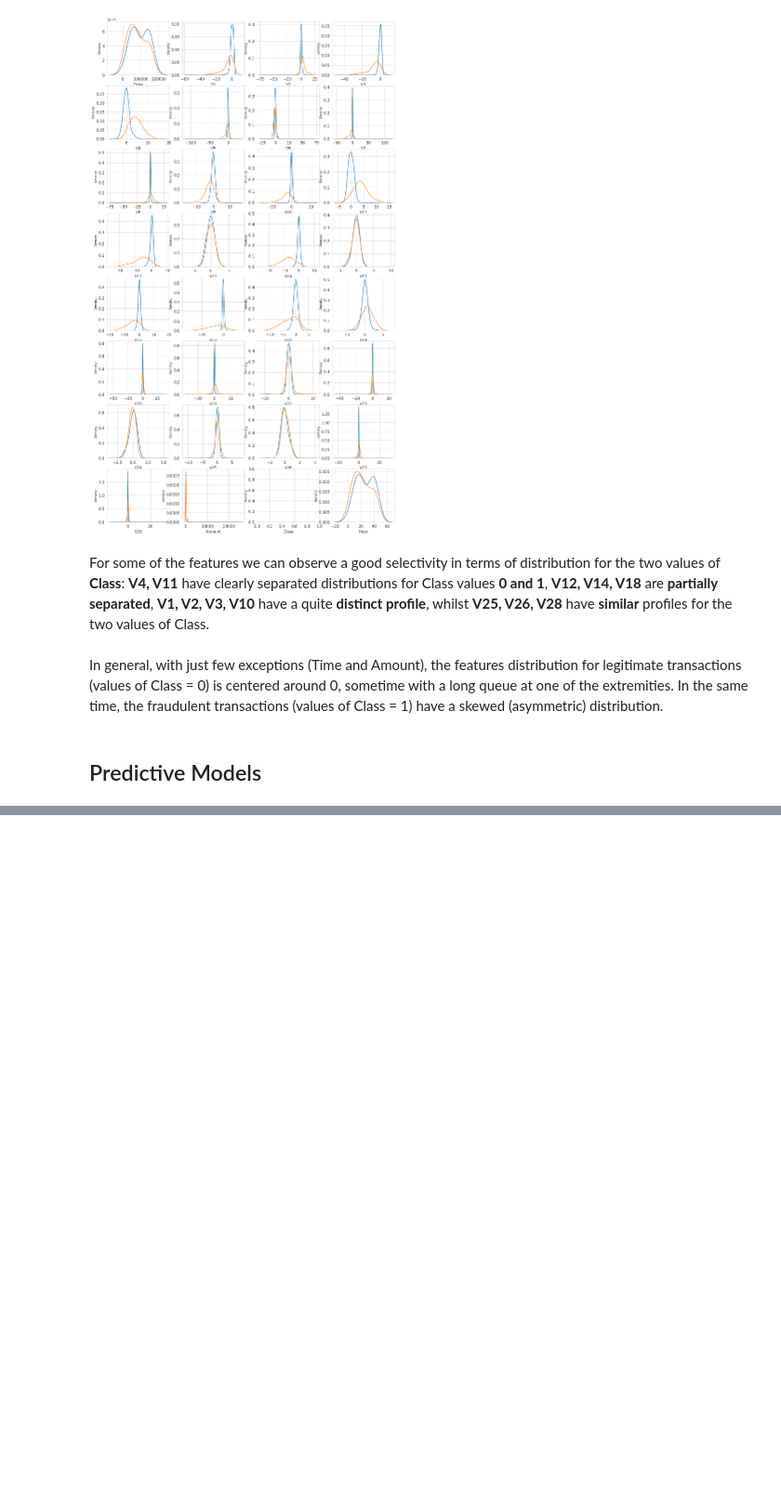
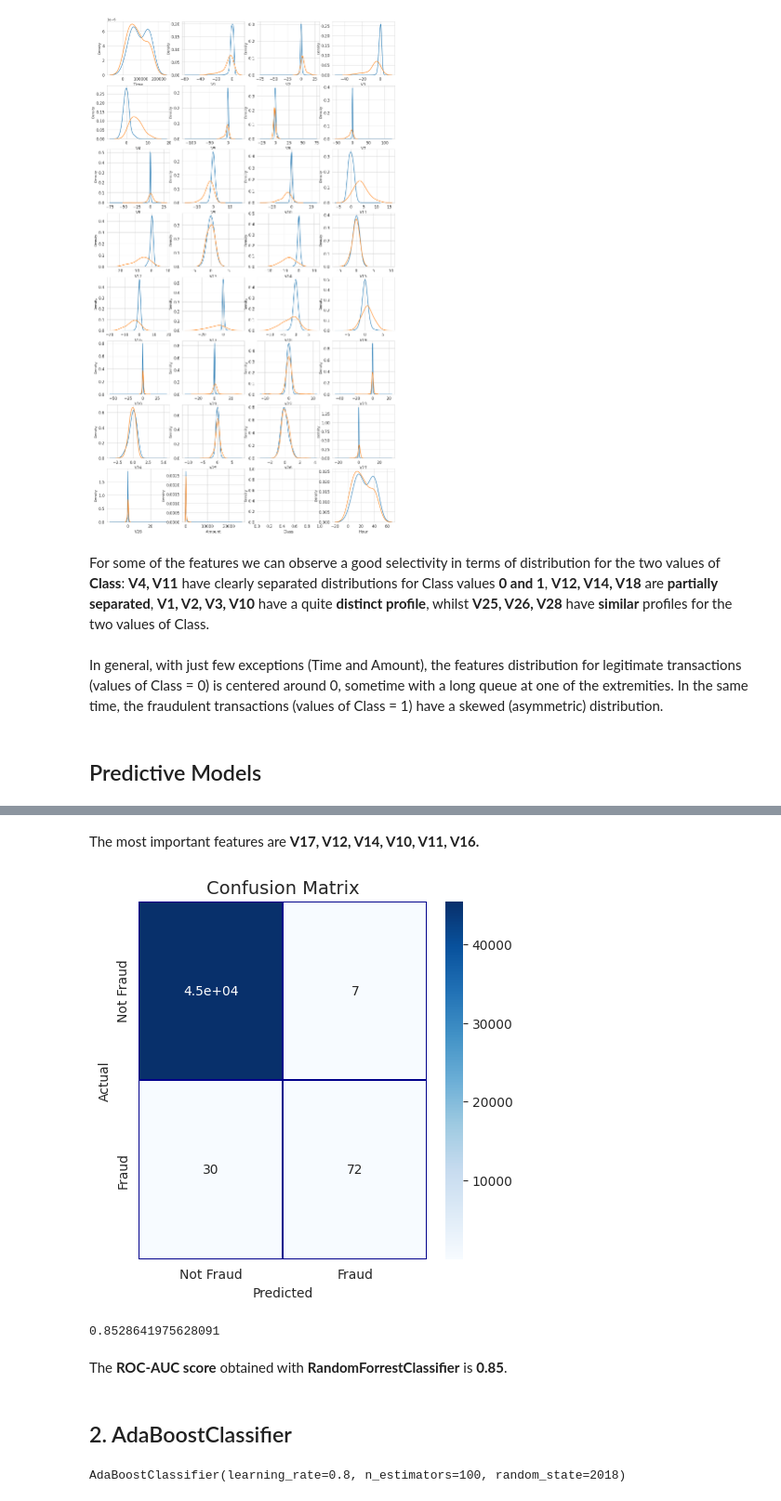
Before and after one commit to godsesaurab/CreditCardFraudDetection, a Jupyter notebook: creditcard-fraud-detection-predictive-models.ipynb, the cells around one changed output, grey strips where cells are left out. Shown at 93% size. Cells and saved outputs as stored; diff of their text form; code cells hidden in the pictures; blank space fills up the shorter version.

```diff
--- a/creditcard-fraud-detection-predictive-models.ipynb
+++ b/creditcard-fraud-detection-predictive-models.ipynb
@@ -359,0 +386,22 @@ train_df, valid_df = train_test_split(train_df, test_size=VALID_SIZE, random_sta
+# %% [markdown]
+The most important features are **V17, V12, V14, V10, V11, V16.**
+# %%
+cm = pd.crosstab(valid_df[target].values, preds, rownames=['Actual'], colnames=['Predicted'])
+fig, (ax1) = plt.subplots(ncols=1, figsize=(5,5))
+sns.heatmap(cm,
+            xticklabels=['Not Fraud', 'Fraud'],
+            yticklabels=['Not Fraud', 'Fraud'],
+            annot=True,ax=ax1,
+            linewidths=.2,linecolor="Darkblue", cmap="Blues")
+plt.title('Confusion Matrix', fontsize=14)
+plt.show()
+# %% [output]
+[figure, added]
+# %%
+roc_auc_score(valid_df[target].values, preds)
+# %% [output]
+0.8528641975628091
+# %% [markdown]
+The **ROC-AUC score** obtained with **RandomForrestClassifier** is **0.85**.
+# %% [markdown]
+## 2. AdaBoostClassifier
@@ -359,0 +413,4 @@ train_df, valid_df = train_test_split(train_df, test_size=VALID_SIZE, random_sta
+# %%
+clf.fit(train_df[predictors], train_df[target].values)
+# %% [output]
+AdaBoostClassifier(learning_rate=0.8, n_estimators=100, random_state=2018)
```
Also changed, not shown: parts of 30 cells of this notebook.
